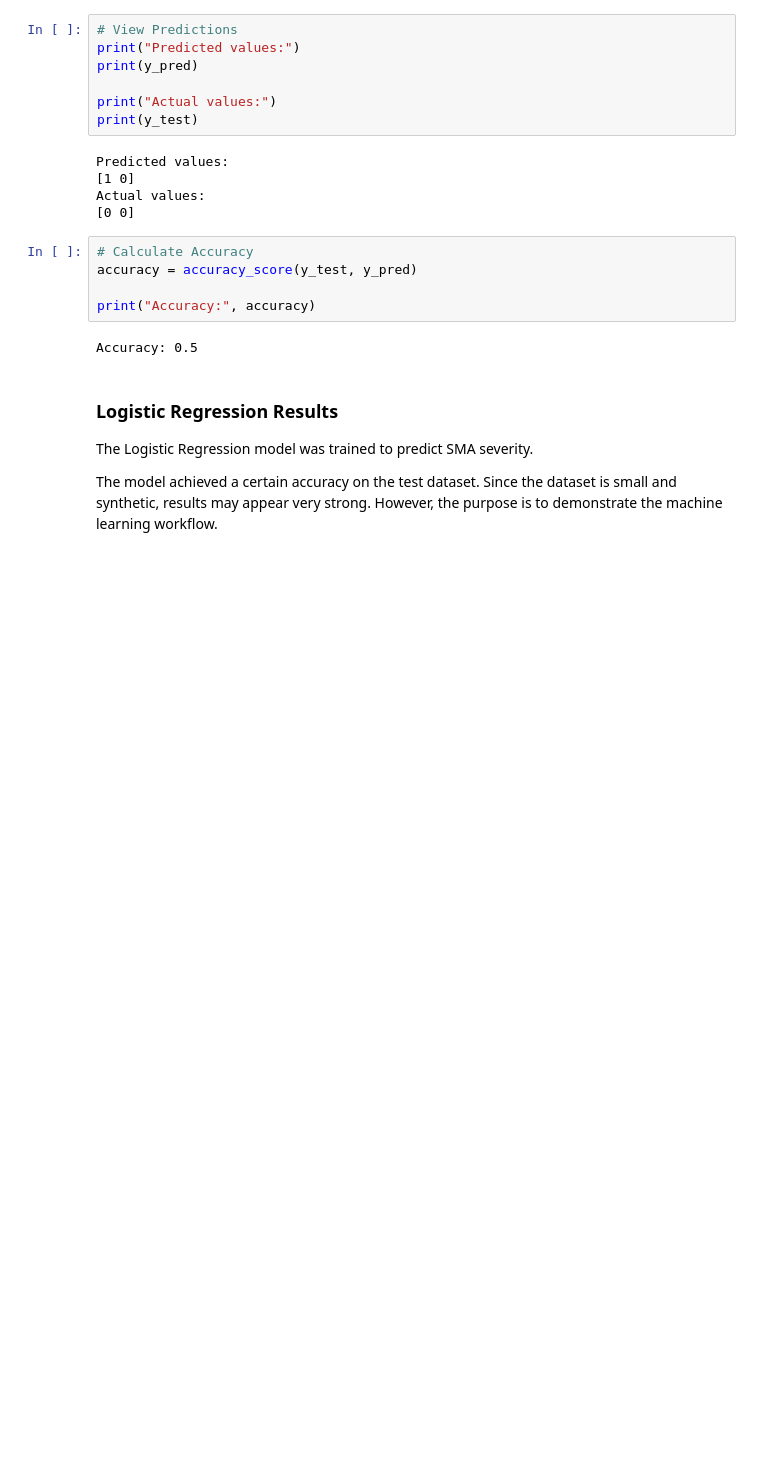
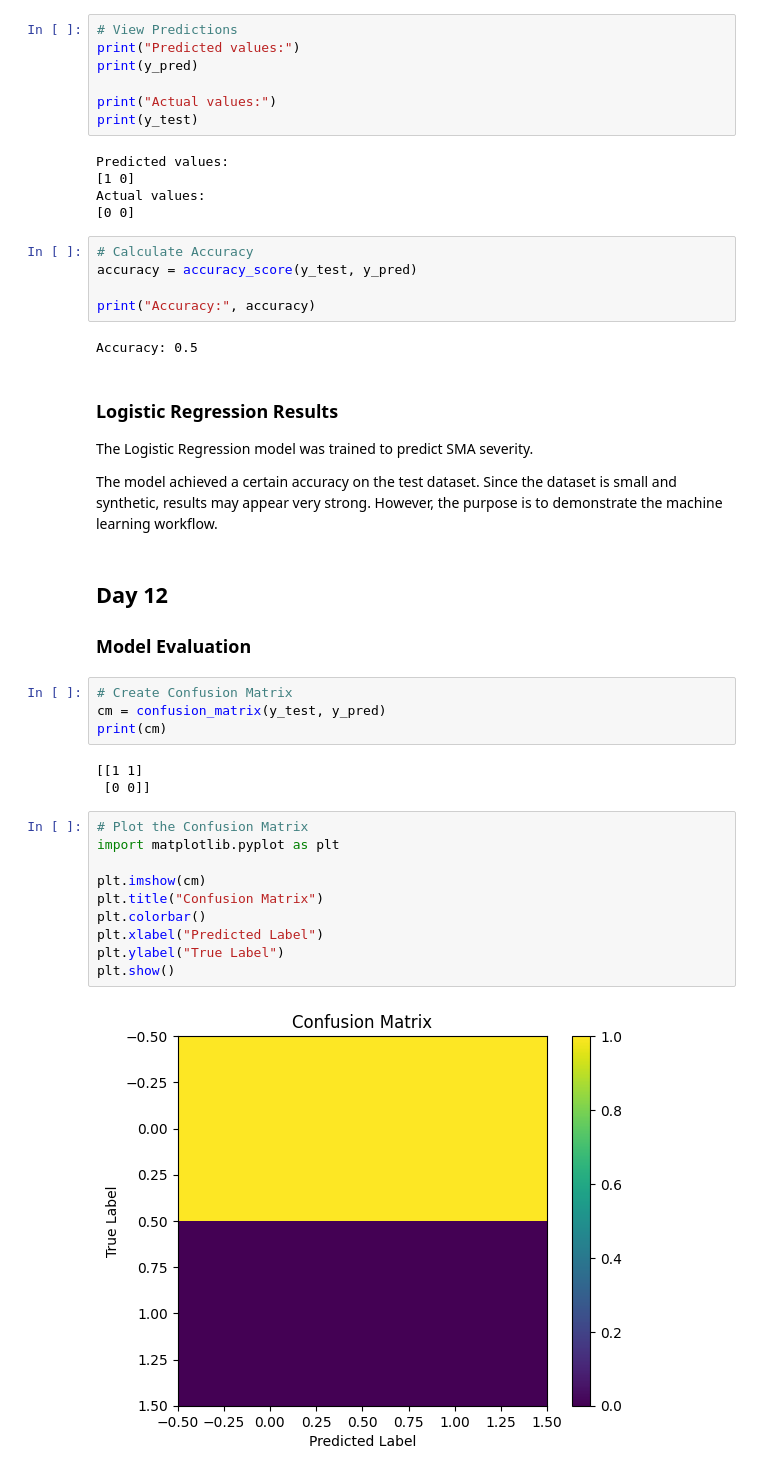
Before and after one commit to Kisara00555/sma-data-science, a Jupyter notebook: notebooks/01_sma_background_and_data_overview.ipynb, the cells around one changed output. Cells and saved outputs as stored; diff of their text form; blank space fills up the shorter version.

Commit message:
Evaluate logistic regression model

```diff
--- a/notebooks/01_sma_background_and_data_overview.ipynb
+++ b/notebooks/01_sma_background_and_data_overview.ipynb
@@ -524,3 +525,25 @@ The Logistic Regression model was trained to predict SMA severity.
 The model achieved a certain accuracy on the test dataset.
 Since the dataset is small and synthetic, results may appear very strong.
 However, the purpose is to demonstrate the machine learning workflow.
+# %% [markdown]
+## Day 12
+### Model Evaluation
+# %%
+# Create Confusion Matrix
+cm = confusion_matrix(y_test, y_pred)
+print(cm)
+# %% [output]
+[[1 1]
+ [0 0]]
+# %%
+# Plot the Confusion Matrix
+import matplotlib.pyplot as plt
+
+plt.imshow(cm)
+plt.title("Confusion Matrix")
+plt.colorbar()
+plt.xlabel("Predicted Label")
+plt.ylabel("True Label")
+plt.show()
+# %% [output]
+[figure, added]
```
Also changed, not shown: parts of 4 cells of this notebook, 1 other file.
